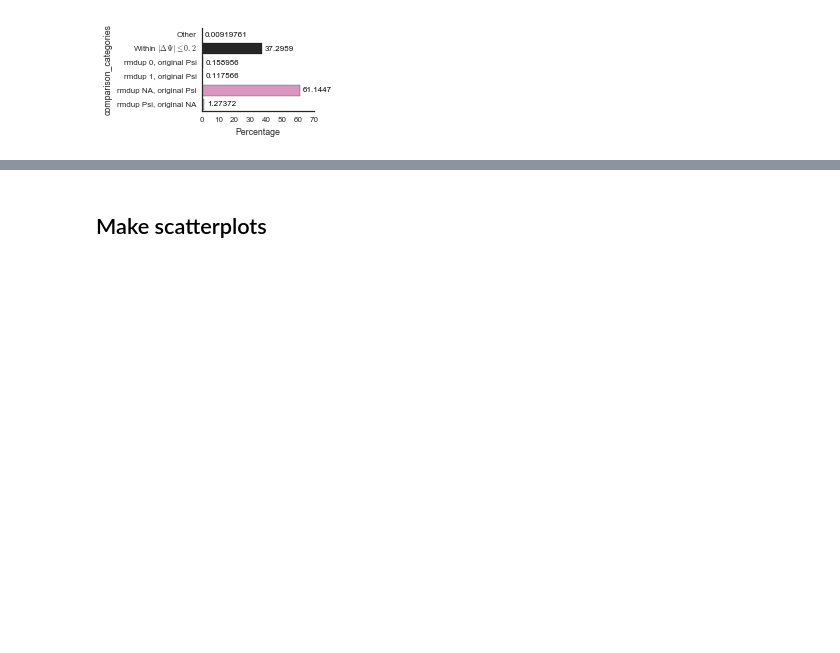
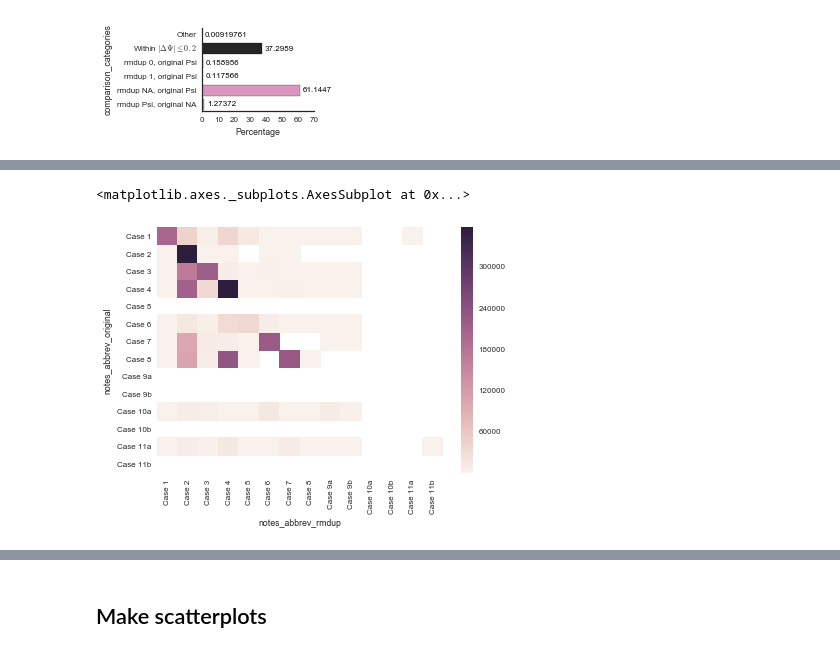
Before and after one commit to YeoLab/singlecell_pnm, a Jupyter notebook: 01_Figure_1/021_outrigger_vs_rmdup_percentages.ipynb, the cells around one changed output, grey strips where cells are left out. Drawn from its saved outputs; the diff is of its cells as text; code cells hidden in the pictures; blank space fills up the shorter version.

```diff
--- a/01_Figure_1/021_outrigger_vs_rmdup_percentages.ipynb
+++ b/01_Figure_1/021_outrigger_vs_rmdup_percentages.ipynb
@@ -267,0 +315,5 @@ fig.savefig('{}/comparison_categories_percentages_barplots_fullsize.pdf'.format(
+# %%
+sns.heatmap(cases_counts, vmax=356904)
+# %% [output]
+<matplotlib.axes._subplots.AxesSubplot at 0x...>
+[figure, added]
```
Also changed, not shown: parts of 12 cells of this notebook.
